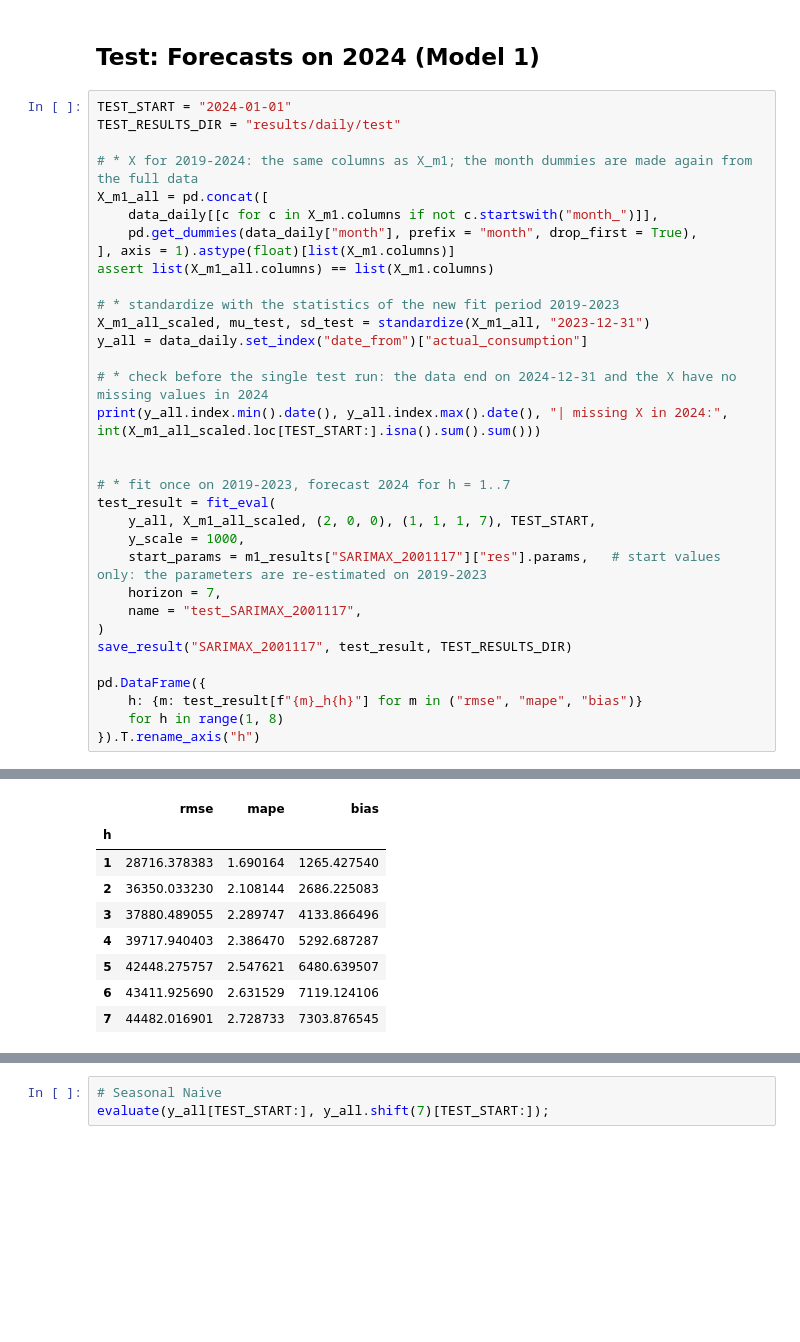
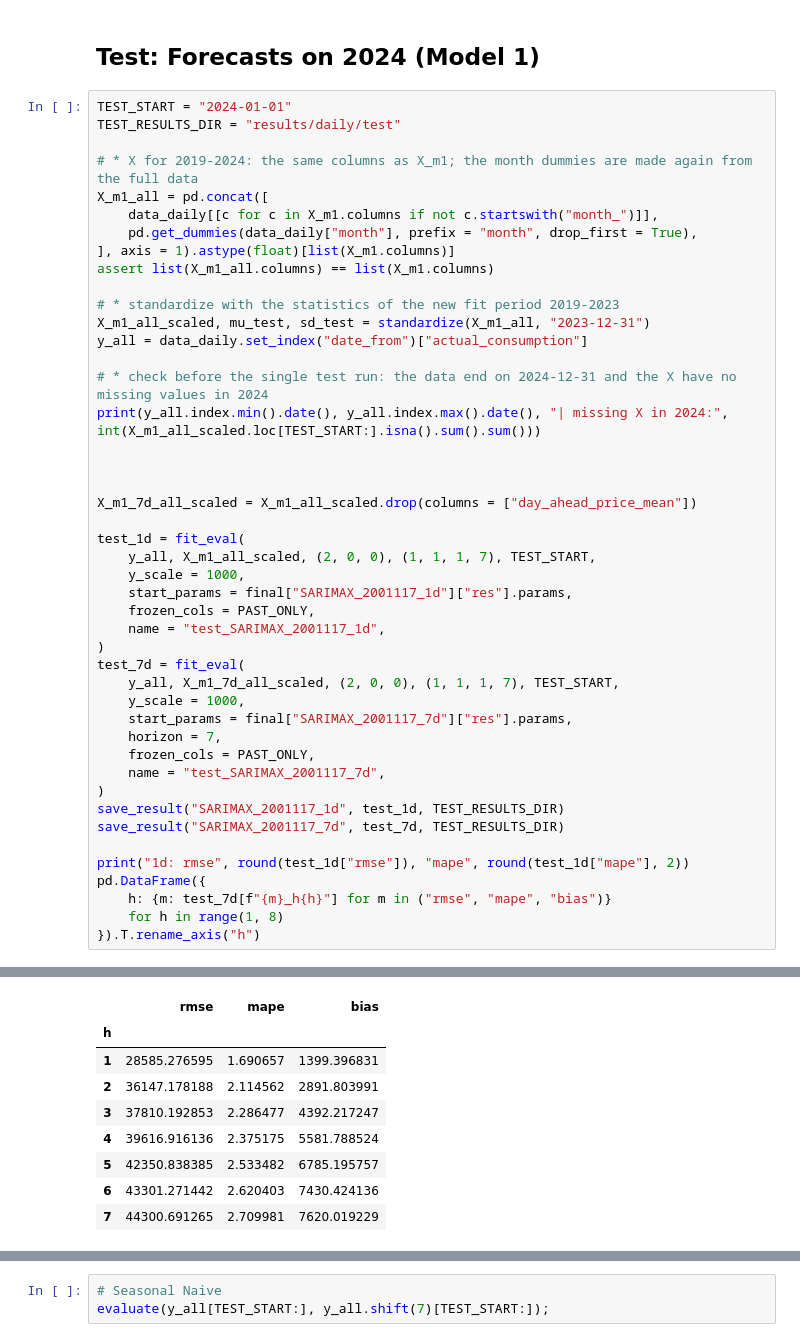
Before and after one commit to Wh4130/Germany-Electricity-Prediction-AI-DevOps, a Jupyter notebook: src/models/sarimax/daily.ipynb, the cells around one changed output, grey strips where cells are left out. Drawn from its saved outputs; the diff is of its cells as text; blank space fills up the shorter version.

```diff
--- a/src/models/sarimax/daily.ipynb
+++ b/src/models/sarimax/daily.ipynb
@@ -1274,18 +1293,30 @@ y_all = data_daily.set_index("date_from")["actual_consumption"]
 print(y_all.index.min().date(), y_all.index.max().date(), "| missing X in 2024:", int(X_m1_all_scaled.loc[TEST_START:].isna().sum().sum()))
 
 
-# * fit once on 2019-2023, forecast 2024 for h = 1..7
-test_result = fit_eval(
+
+X_m1_7d_all_scaled = X_m1_all_scaled.drop(columns = ["day_ahead_price_mean"])
+
+test_1d = fit_eval(
     y_all, X_m1_all_scaled, (2, 0, 0), (1, 1, 1, 7), TEST_START,
     y_scale = 1000,
-    start_params = m1_results["SARIMAX_2001117"]["res"].params,   # start values only: the parameters are re-estimated on 2019-2023
+    start_params = final["SARIMAX_2001117_1d"]["res"].params,
+    frozen_cols = PAST_ONLY,
+    name = "test_SARIMAX_2001117_1d",
+)
+test_7d = fit_eval(
+    y_all, X_m1_7d_all_scaled, (2, 0, 0), (1, 1, 1, 7), TEST_START,
+    y_scale = 1000,
+    start_params = final["SARIMAX_2001117_7d"]["res"].params,
     horizon = 7,
-    name = "test_SARIMAX_2001117",
+    frozen_cols = PAST_ONLY,
+    name = "test_SARIMAX_2001117_7d",
 )
-save_result("SARIMAX_2001117", test_result, TEST_RESULTS_DIR)
+save_result("SARIMAX_2001117_1d", test_1d, TEST_RESULTS_DIR)
+save_result("SARIMAX_2001117_7d", test_7d, TEST_RESULTS_DIR)
 
+print("1d: rmse", round(test_1d["rmse"]), "mape", round(test_1d["mape"], 2))
 pd.DataFrame({
-    h: {m: test_result[f"{m}_h{h}"] for m in ("rmse", "mape", "bias")}
+    h: {m: test_7d[f"{m}_h{h}"] for m in ("rmse", "mape", "bias")}
     for h in range(1, 8)
 }).T.rename_axis("h")
 # %% [output]
@@ -1295,9 +1330,9 @@ pd.DataFrame({
 |  | rmse | mape | bias |
 | h |  |  |  |
-| 1 | 28716.378383 | 1.690164 | 1265.427540 |
-| 2 | 36350.033230 | 2.108144 | 2686.225083 |
-| 3 | 37880.489055 | 2.289747 | 4133.866496 |
-| 4 | 39717.940403 | 2.386470 | 5292.687287 |
-| 5 | 42448.275757 | 2.547621 | 6480.639507 |
-| 6 | 43411.925690 | 2.631529 | 7119.124106 |
-| 7 | 44482.016901 | 2.728733 | 7303.876545 |
+| 1 | 28585.276595 | 1.690657 | 1399.396831 |
+| 2 | 36147.178188 | 2.114562 | 2891.803991 |
+| 3 | 37810.192853 | 2.286477 | 4392.217247 |
+| 4 | 39616.916136 | 2.375175 | 5581.788524 |
+| 5 | 42350.838385 | 2.533482 | 6785.195757 |
+| 6 | 43301.271442 | 2.620403 | 7430.424136 |
+| 7 | 44300.691265 | 2.709981 | 7620.019229 |
```
Also changed, not shown: parts of 18 cells of this notebook, 39 other files.
